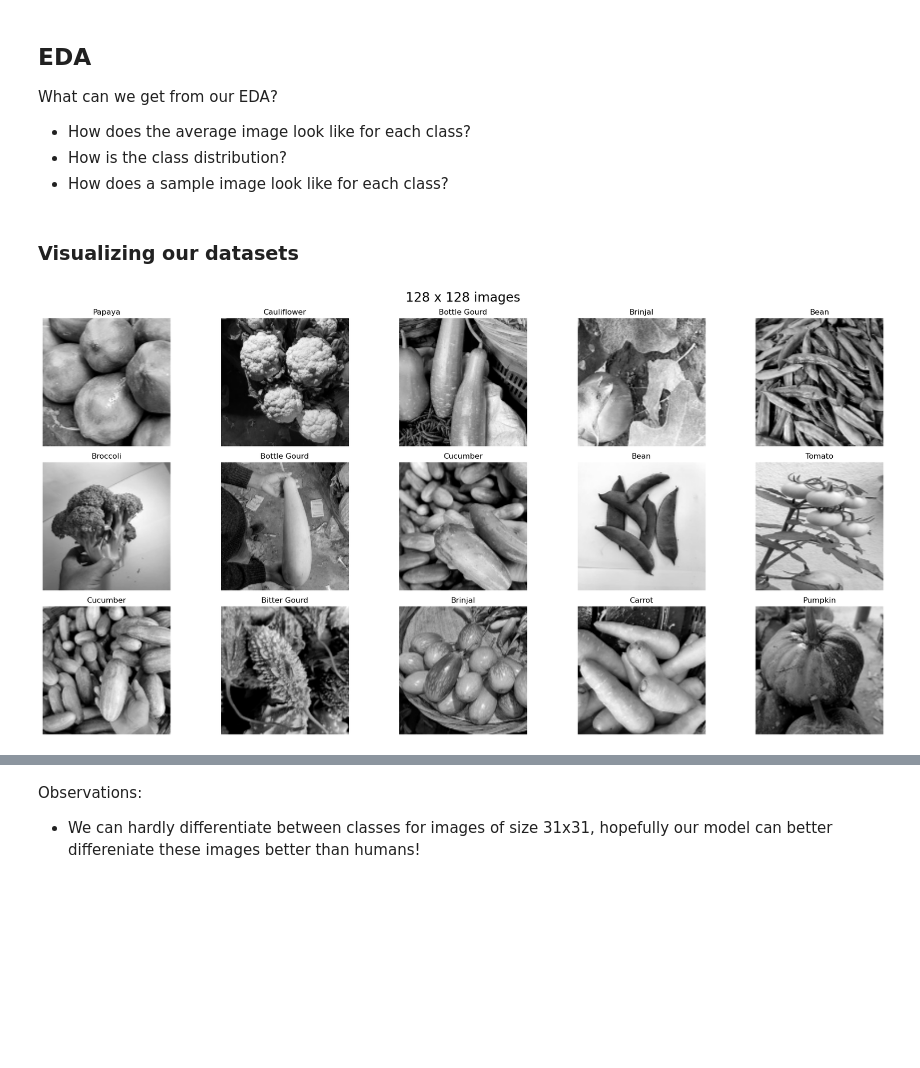
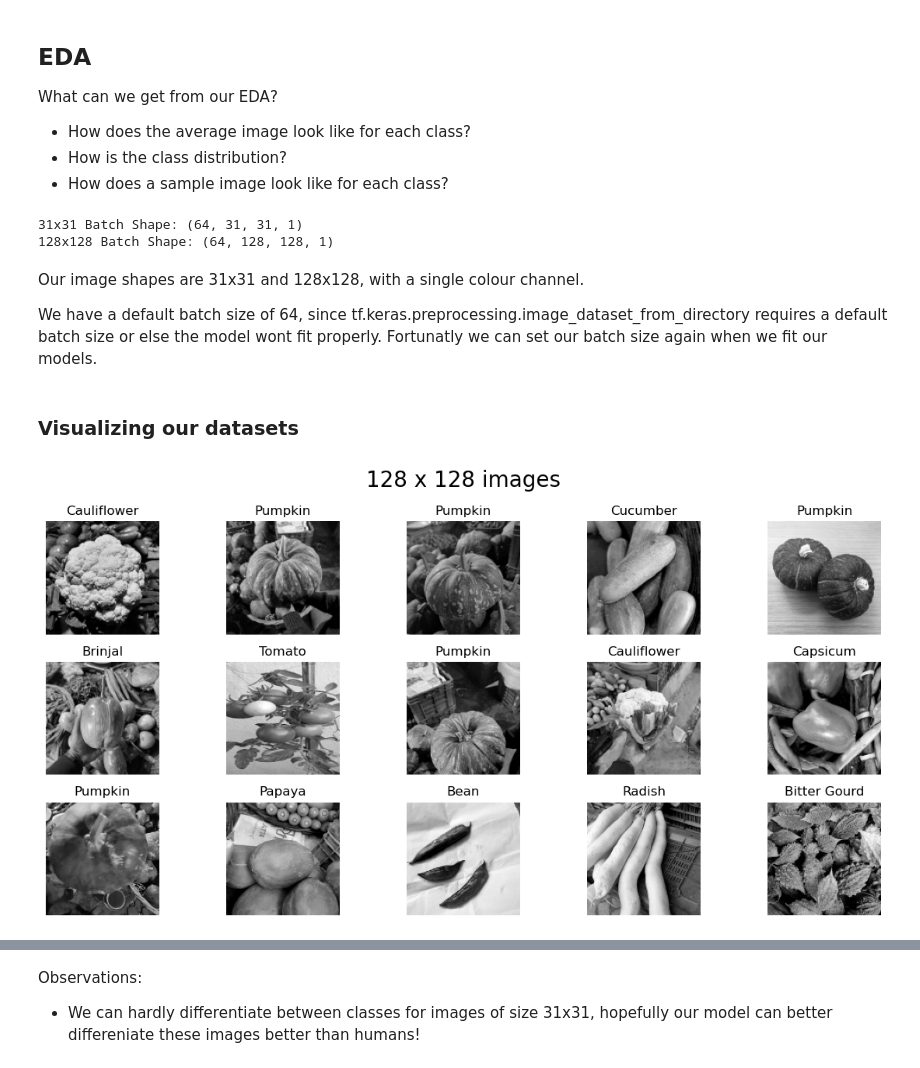
Before and after one commit to errnasty/Connvolution-and-Recurrent-Neural-Networks, a Jupyter notebook: CNN.ipynb, the cells around one changed output, grey strips where cells are left out. Cells and saved outputs as stored; diff of their text form; code cells hidden in the pictures; blank space fills up the shorter version.

```diff
--- a/CNN.ipynb
+++ b/CNN.ipynb
@@ -124,33 +126,44 @@ class_labels = [
     "Radish",
     "Tomato",
 ]
+# %%
+for images, labels in dataset_train_31.take(1):
+    print("31x31 Batch Shape:", images.shape)
+for images, labels in dataset_train_128.take(1):
+    print("128x128 Batch Shape:", images.shape)
+# %% [output]
+31x31 Batch Shape: (64, 31, 31, 1)
+128x128 Batch Shape: (64, 128, 128, 1)
+# %% [markdown]
+Our image shapes are 31x31 and 128x128, with a single colour channel.
+
+We have a default batch size of 64, since tf.keras.preprocessing.image_dataset_from_directory requires a default batch size or else the model wont fit properly. Fortunatly we can set our batch size again when we fit our models.
 # %% [markdown]
 ### Visualizing our datasets
 # %%
-
 def plot_dataset(amtOfImages, dataset,title,class_labels):
 
-    plt.figure(figsize=(20, 10))
+    plt.figure(figsize=(12, 6))
     plt.suptitle(title, fontsize=20)
 
     for images, labels in dataset.take(1):
         num_images = len(images)
 
         row = int(np.sqrt(amtOfImages))
         col = int(np.ceil(amtOfImages / row))
 
         for i in range(min(amtOfImages, num_images)):
             ax = plt.subplot(row, col, i + 1)
             plt.imshow(images[i].numpy().astype("uint8"), cmap='gray')
             plt.title(class_labels[np.argmax(labels[i])])
             plt.axis("off")
 
     plt.tight_layout()
     plt.show()
 
 plot_dataset(15,dataset_train_128,'128 x 128 images',class_labels)
 # %% [output]
-[figure, old version]
+[figure, new version]
 # %%
 plot_dataset(15,dataset_train_31,'31 x 31 images',class_labels)
 # %% [output]
```
Also changed, not shown: parts of 18 cells of this notebook.
